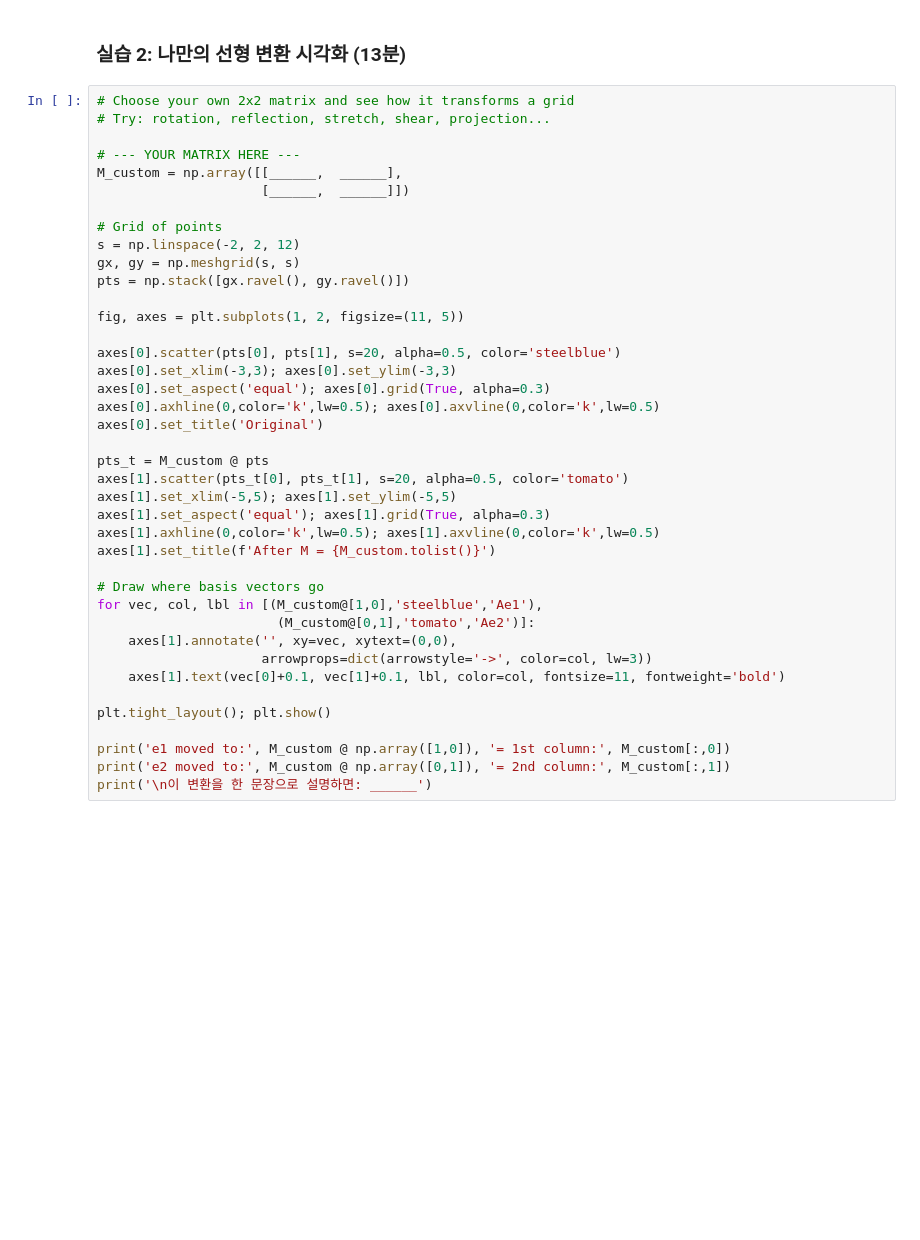
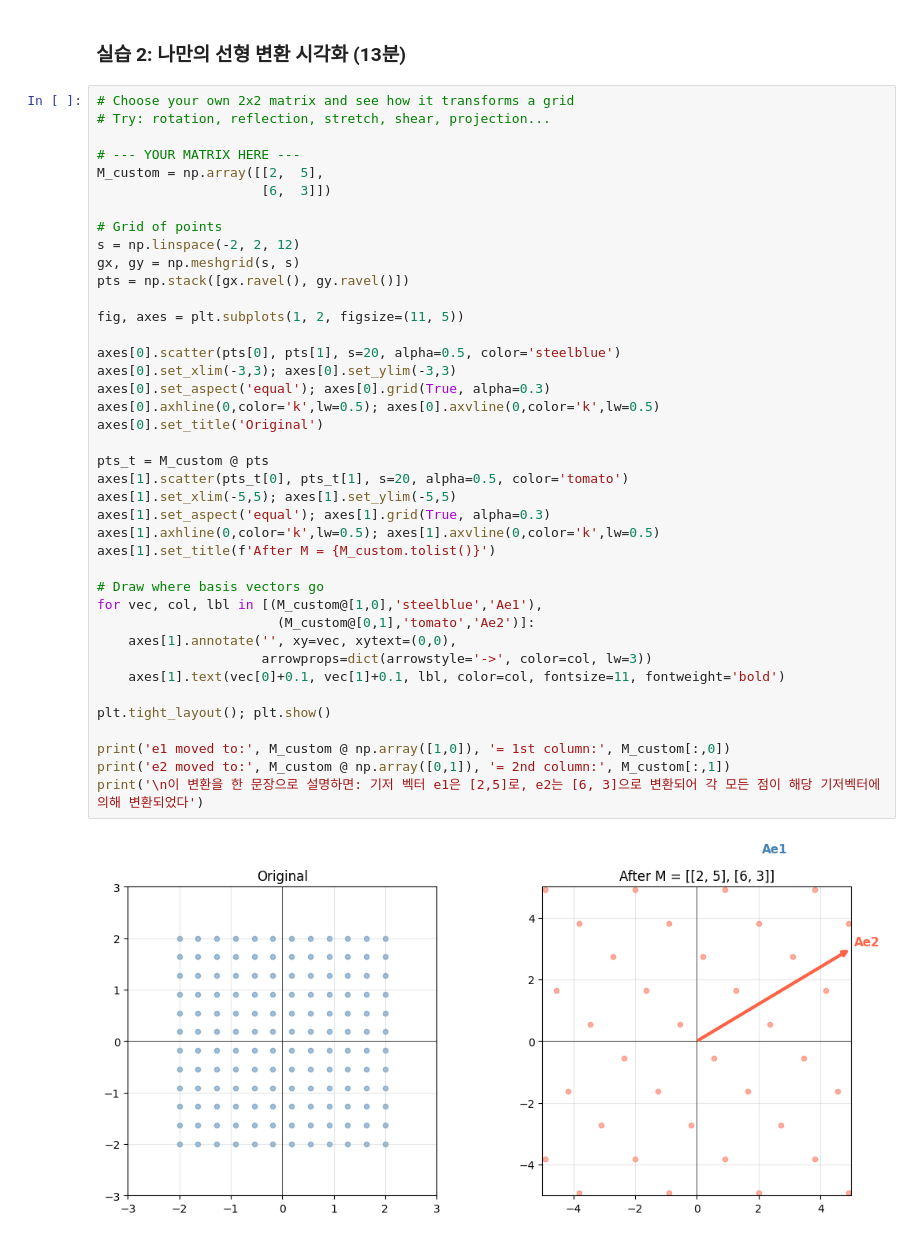
Before and after one commit to yeounhyeok/ai-mathmatics, a Jupyter notebook: Lab 2.ipynb, the cells around one changed output. Cells and saved outputs as stored; diff of their text form; blank space fills up the shorter version.

```diff
--- a/Lab 2.ipynb
+++ b/Lab 2.ipynb
@@ -210,38 +236,40 @@ print('y_hat (bias trick):', X_b @ w_b)
 # Try: rotation, reflection, stretch, shear, projection...
 
 # --- YOUR MATRIX HERE ---
-M_custom = np.array([[______,  ______],
-                     [______,  ______]])
+M_custom = np.array([[2,  5],
+                     [6,  3]])
 
 # Grid of points
 s = np.linspace(-2, 2, 12)
 gx, gy = np.meshgrid(s, s)
 pts = np.stack([gx.ravel(), gy.ravel()])
 
 fig, axes = plt.subplots(1, 2, figsize=(11, 5))
 
 axes[0].scatter(pts[0], pts[1], s=20, alpha=0.5, color='steelblue')
 axes[0].set_xlim(-3,3); axes[0].set_ylim(-3,3)
 axes[0].set_aspect('equal'); axes[0].grid(True, alpha=0.3)
 axes[0].axhline(0,color='k',lw=0.5); axes[0].axvline(0,color='k',lw=0.5)
 axes[0].set_title('Original')
 
 pts_t = M_custom @ pts
 axes[1].scatter(pts_t[0], pts_t[1], s=20, alpha=0.5, color='tomato')
 axes[1].set_xlim(-5,5); axes[1].set_ylim(-5,5)
 axes[1].set_aspect('equal'); axes[1].grid(True, alpha=0.3)
 axes[1].axhline(0,color='k',lw=0.5); axes[1].axvline(0,color='k',lw=0.5)
 axes[1].set_title(f'After M = {M_custom.tolist()}')
 
 # Draw where basis vectors go
 for vec, col, lbl in [(M_custom@[1,0],'steelblue','Ae1'),
                        (M_custom@[0,1],'tomato','Ae2')]:
     axes[1].annotate('', xy=vec, xytext=(0,0),
                      arrowprops=dict(arrowstyle='->', color=col, lw=3))
     axes[1].text(vec[0]+0.1, vec[1]+0.1, lbl, color=col, fontsize=11, fontweight='bold')
 
 plt.tight_layout(); plt.show()
 
 print('e1 moved to:', M_custom @ np.array([1,0]), '= 1st column:', M_custom[:,0])
 print('e2 moved to:', M_custom @ np.array([0,1]), '= 2nd column:', M_custom[:,1])
-print('\n이 변환을 한 문장으로 설명하면: ______')
+print('\n이 변환을 한 문장으로 설명하면: 기저 벡터 e1은 [2,5]로, e2는 [6, 3]으로 변환되어 각 모든 점이 해당 기저벡터에 의해 변환되었다')
+# %% [output]
+[figure, added]
```
Also changed, not shown: parts of 9 cells of this notebook, 5 other files.
